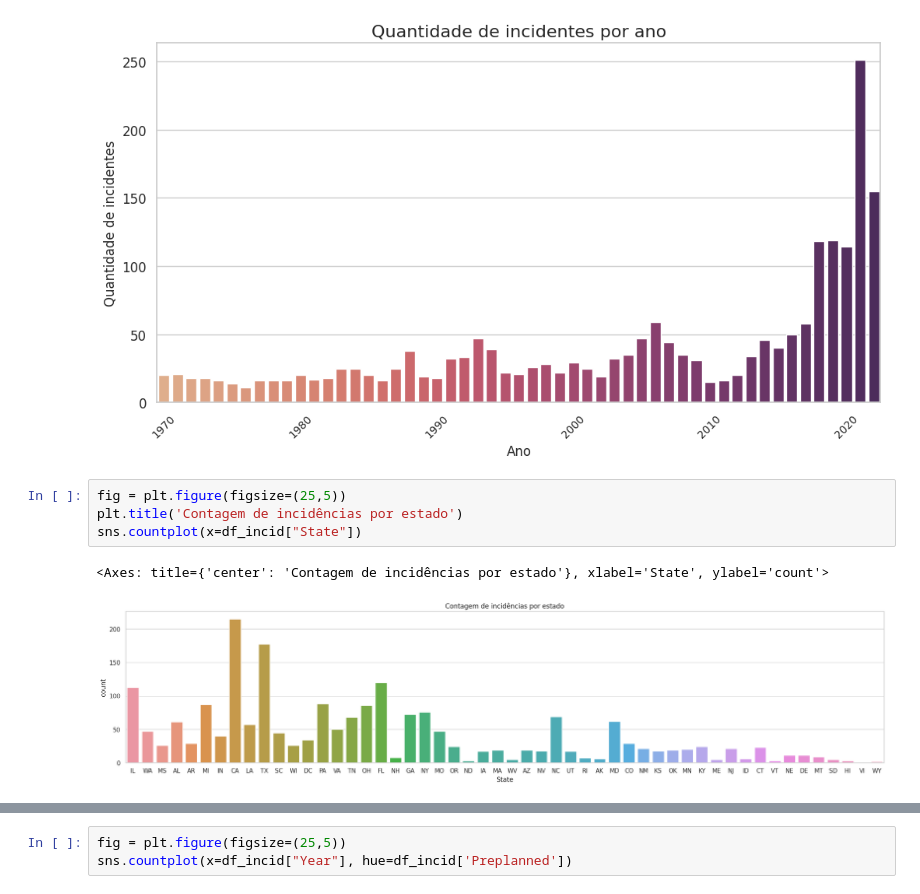
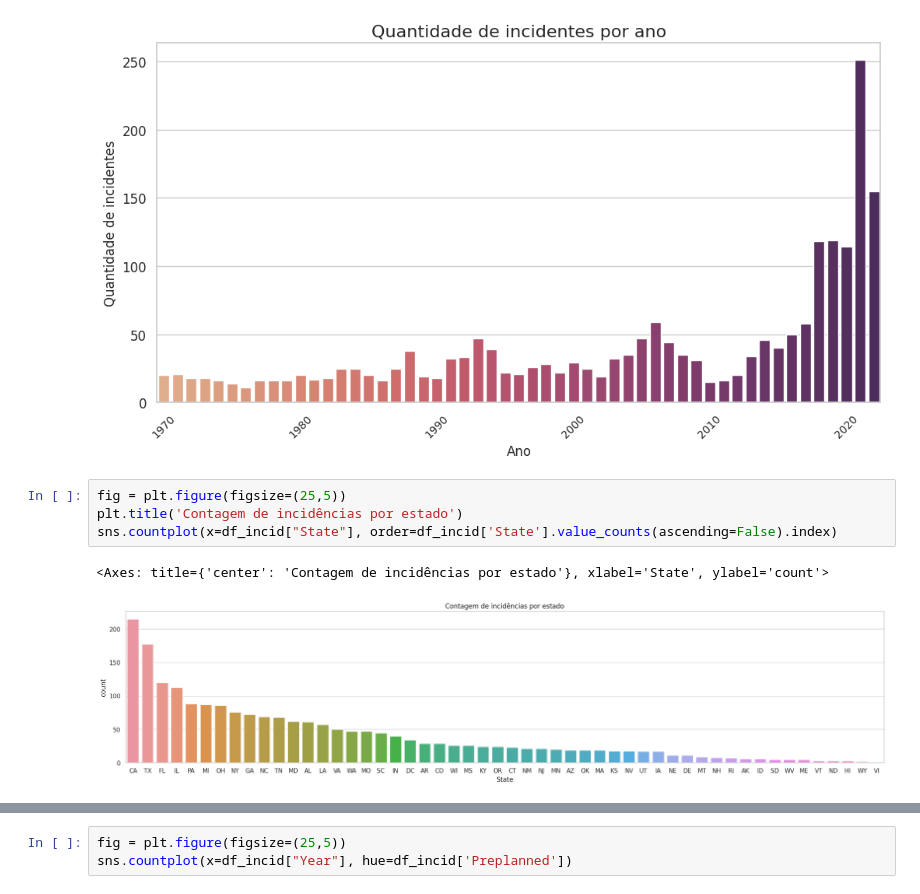
Before and after one commit to mariliabrito/gunviolence, a Jupyter notebook: Violência_Escolar.ipynb, the cells around one changed output, grey strips where cells are left out. Drawn from its saved outputs; the diff is of its cells as text.

```diff
--- a/Violência_Escolar.ipynb
+++ b/Violência_Escolar.ipynb
@@ -491,7 +494,7 @@ plt.show
 # %%
 fig = plt.figure(figsize=(25,5))
 plt.title('Contagem de incidências por estado')
-sns.countplot(x=df_incid["State"])
+sns.countplot(x=df_incid["State"], order=df_incid['State'].value_counts(ascending=False).index)
 # %% [output]
 <Axes: title={'center': 'Contagem de incidências por estado'}, xlabel='State', ylabel='count'>
-[figure, old version]
+[figure, new version]
```
Also changed, not shown: parts of 7 cells of this notebook.
